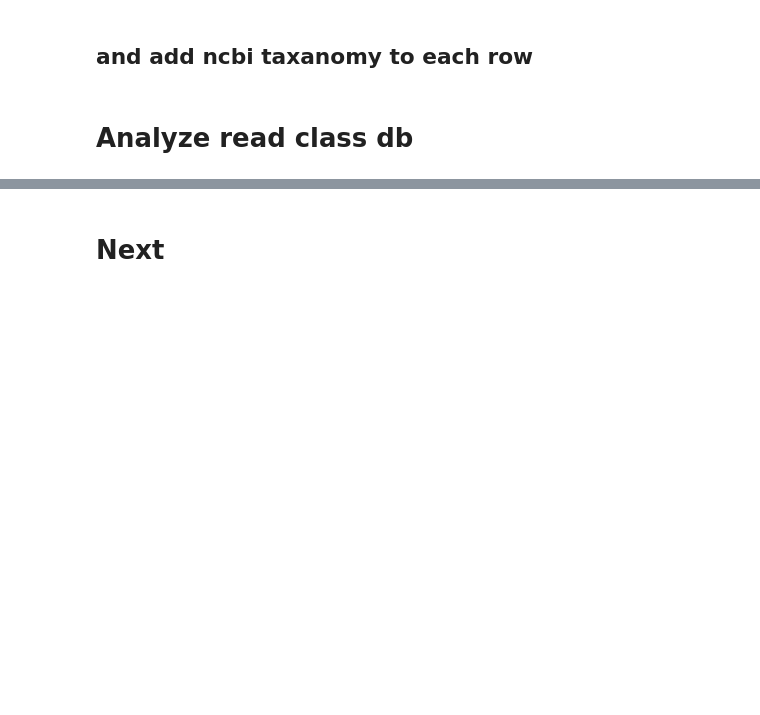
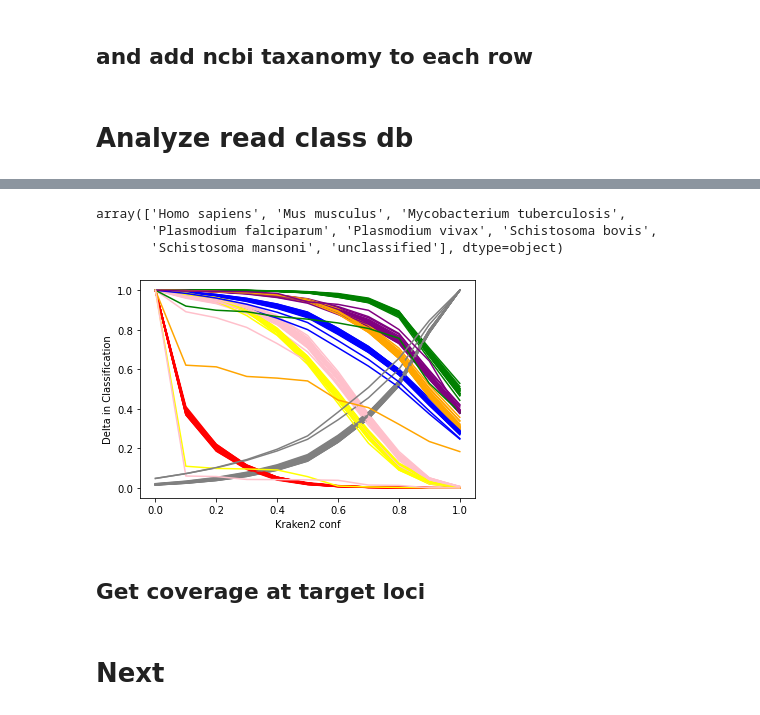
Before and after one commit to nealplatt/pathogen_probes, a Jupyter notebook: code/postseq_analyses.ipynb, the cells around one changed output, grey strips where cells are left out. Drawn from its saved outputs; the diff is of its cells as text; code cells hidden in the pictures; blank space fills up the shorter version.

```diff
--- a/code/postseq_analyses.ipynb
+++ b/code/postseq_analyses.ipynb
@@ -451,0 +450,5 @@ Name: Trichinella, dtype: float64
+# %%
+piv_c_perc   = piv_c[[0.0, 0.1, 0.2, 0.3, 0.4, 0.5, 0.6, 0.7, 0.8, 0.9, 1.0]].div(piv_c[0.0], axis=0)
+piv_unc_perc = piv_unc[[0.0, 0.1, 0.2, 0.3, 0.4, 0.5, 0.6, 0.7, 0.8, 0.9, 1.0]].div(piv_unc[1.0], axis=0)
+
+piv_perc = pd.concat([piv_unc_perc, piv_c_perc]).sort_index()
@@ -451,0 +471,2 @@ Name: Trichinella, dtype: float64
+# %%
+perc_df = pd.concat([piv[["sample", "species"]], piv_perc], axis=1)
@@ -452,3 +489,38 @@ Name: Trichinella, dtype: float64
+# %%
+perc_df["species"].unique()
+# %% [output]
+array(['Homo sapiens', 'Mus musculus', 'Mycobacterium tuberculosis',
+       'Plasmodium falciparum', 'Plasmodium vivax', 'Schistosoma bovis',
+       'Schistosoma mansoni', 'unclassified'], dtype=object)
+# %%
+plot_cols = {
+'Homo sapiens': "red",
+'Mus musculus': "blue",
+'Mycobacterium tuberculosis': "green",
+'Plasmodium falciparum': "purple",
+'Plasmodium vivax': "orange",
+'Schistosoma bovis': "yellow",
+'Schistosoma mansoni': "pink",
+'unclassified': "grey"}
+
+for index, row, in perc_df.iterrows():
+    xs=list(row.drop(labels=["sample", "species"]).index)
+    ys=list(row.drop(labels=["sample", "species"]).values)
+
+    plt.plot(xs, ys, c=plot_cols[row["species"]], label=row["species"])
+
+#plt.legend()
+plt.xlabel("Kraken2 conf")
+plt.ylabel("Delta in Classification")
+
+plt.savefig('delta_class.svg')
+plt.savefig('delta_class.png', dpi=300)
+
+plt.show()
+# %% [output]
+[figure, added]
+# %% [markdown]
+## Get coverage at target loci
 # %% [markdown]
 # Next
 # %%
```
Also changed, not shown: parts of 30 cells of this notebook, 6 other files.
